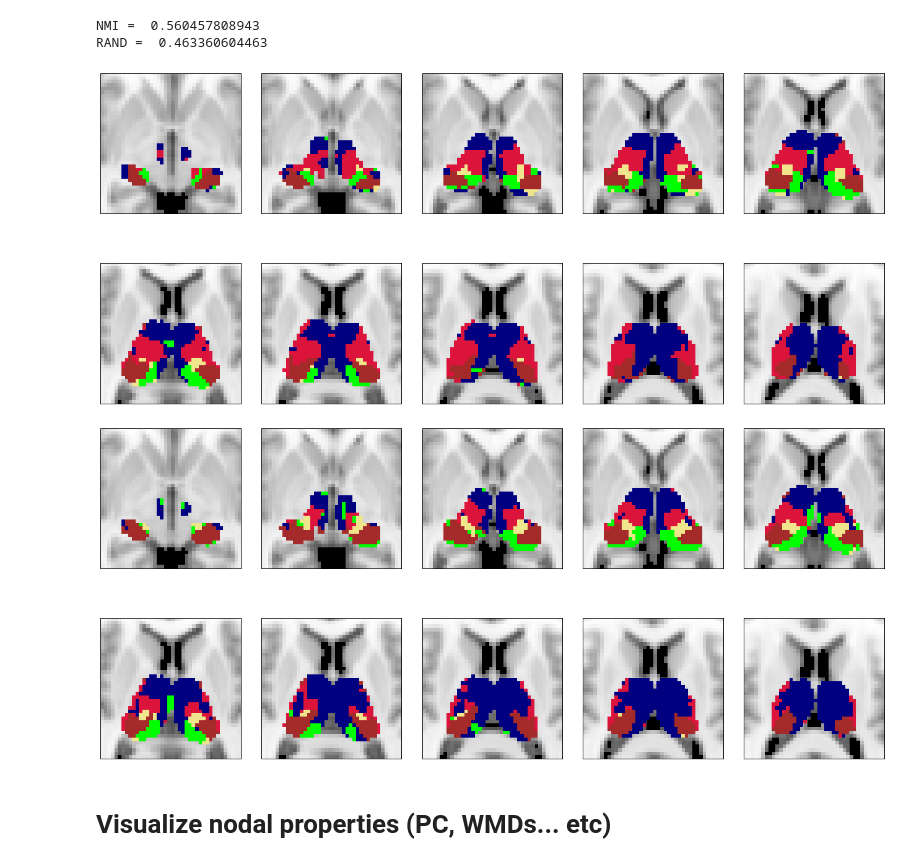
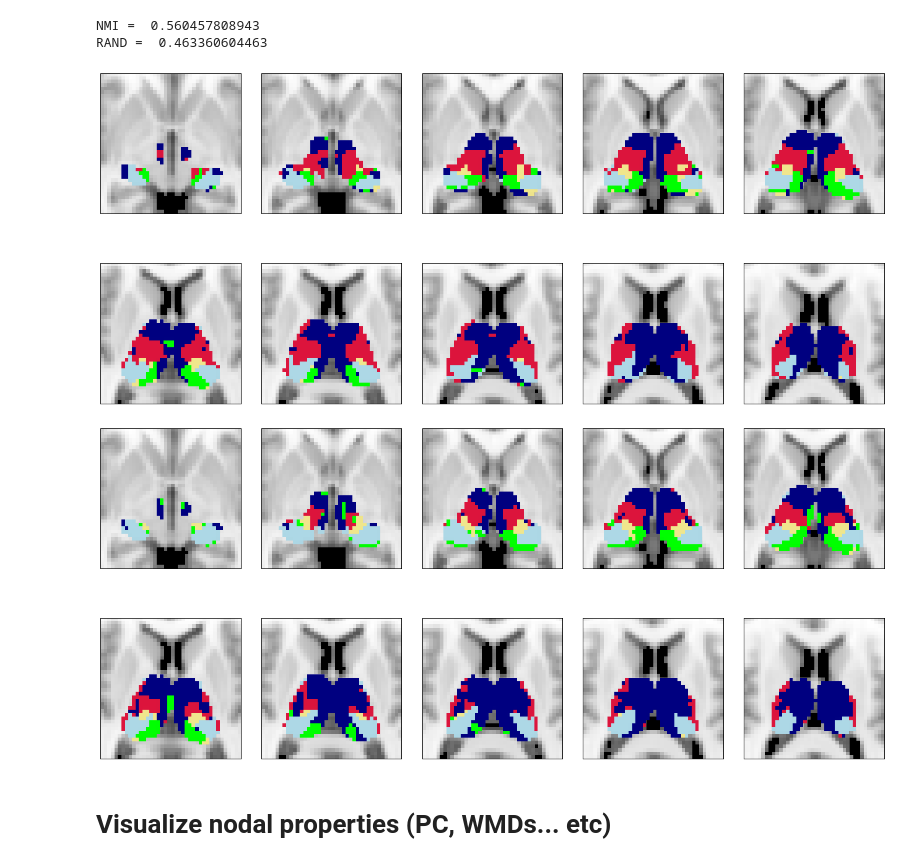
Before and after one commit to kaihwang/FuncParcel, a Jupyter notebook: Visualize Parcellation.ipynb, the cells around one changed output. Drawn from its saved outputs; the diff is of its cells as text; code cells hidden in the pictures.

Commit message:
surface plots.

```diff
--- a/Visualize Parcellation.ipynb
+++ b/Visualize Parcellation.ipynb
@@ -152,12 +154,12 @@ print 'RAND = ', RAND(MGH_CortexCIs, NKI_CortexCIs)
 NMI =  0.560457808943
 RAND =  0.463360604463
 # %%
-cmap = colors.ListedColormap(['Navy','Crimson','Khaki','Brown','Lime'])
+cmap = colors.ListedColormap(['Navy','Crimson','Khaki','lightblue','Lime'])
 visualize_parcellation(NKI_CortexCIs, cmap,'Data/MGH_Cortex_Tha_Parcel.png' )
 visualize_parcellation(MGH_CortexCIs, cmap,'Data/NKI_Cortex_Tha_Parcel.png' )
 # %% [output]
-[figure, old version]
+[figure, new version]
-[figure, old version]
+[figure, new version]
 # %% [markdown]
 # Visualize nodal properties (PC, WMDs... etc)
 # %%
```
Also changed, not shown: parts of 1 cell of this notebook, 3 other files.
